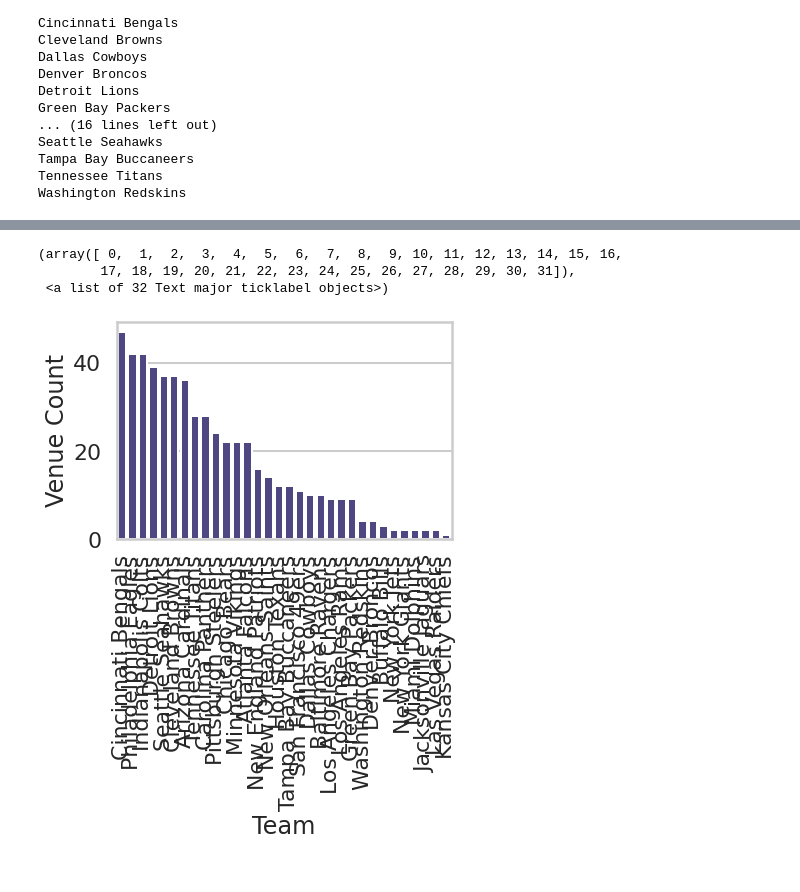
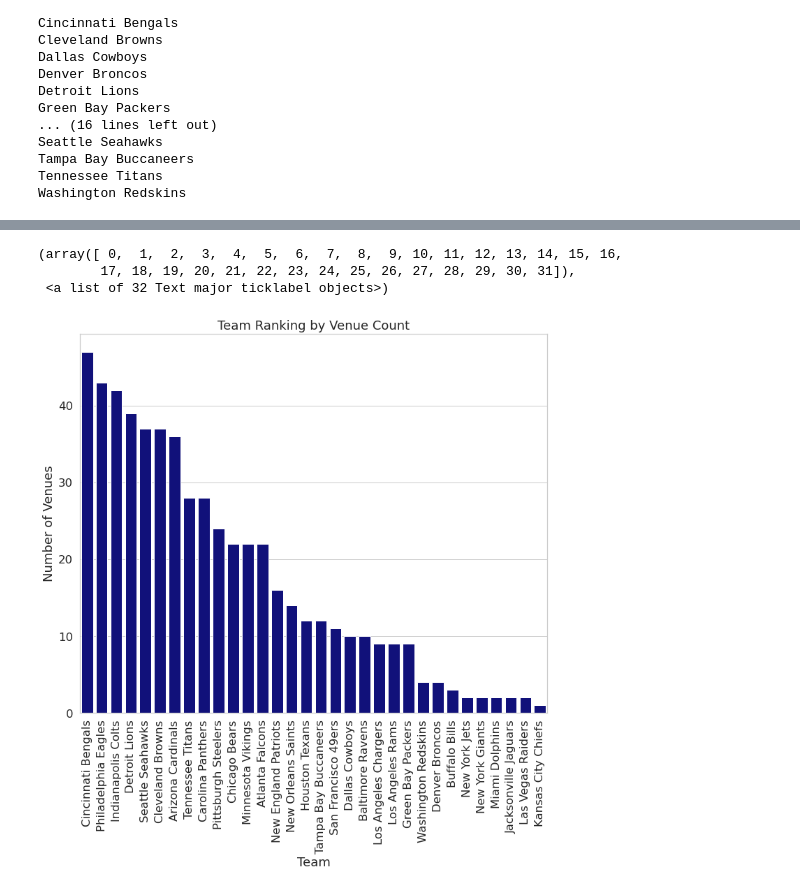
Before and after one commit to ptdanner/CourseraCapstone, a Jupyter notebook: Capstone Final Project.ipynb, the cells around one changed output, grey strips where cells are left out. Drawn from its saved outputs; the diff is of its cells as text; code cells hidden in the pictures.

```diff
--- a/Capstone Final Project.ipynb
+++ b/Capstone Final Project.ipynb
@@ -758,10 +746,11 @@ for i in range(len(nearby_food)):
         #dataframerating.head()
         rating = dataframerating.loc[0,'rating']
 
-        nearby_food.loc[i,'Venue Rating']=rating
+        nearby_food.loc[i,'Venue Rating']=i#rating
 
 
     except:
+        nearby_food.loc[i,'Venue Rating']=i#DELETE ME
         print("Exception on: {} ".format(venueid))
         pass
 # %% [output]
@@ -870,0 +875,8 @@ rankings
+# %%
+
+rankings['Venue Count_rank'] = rankings['Venue Count'].rank(ascending = False).astype(int)
+rankings['Venue Distinct_rank'] = rankings['Venue Distinct'].rank(ascending = False).astype(int)
+rankings['Venue Rating_rank'] = rankings['Venue Rating Mean'].rank(ascending = False).astype(int)
+rankings['Avg_rank']=rankings[['Venue Count_rank', 'Venue Distinct_rank','Venue Rating_rank']].mean(axis=1).round(2)
+
+rankings
@@ -912,10 +942,13 @@ Text(0, 0.5, 'Number of Venues')
 # %%
-#tips = sns.load_dataset("ranking_venuecount")
-sns.set_context('poster')
-ax = sns.barplot(x="Team", y="Venue Count", color='darkslateblue',data=ranking_venuecount.reset_index())
+#Plot Ranking by Venue Count
+sns.set(rc={'figure.figsize':(12,10)},style="whitegrid", font_scale=1.5)
+ax = sns.barplot(x="Team", y="Venue Count",color = 'darkblue', data=ranking_venuecount.reset_index())
+ax.set_title('Team Ranking by Venue Count')
+ax.set_ylabel('Number of Venues')
+ax.set_xlabel('Team')
 plt.xticks(rotation=90)
 # %% [output]
 (array([ 0,  1,  2,  3,  4,  5,  6,  7,  8,  9, 10, 11, 12, 13, 14, 15, 16,
         17, 18, 19, 20, 21, 22, 23, 24, 25, 26, 27, 28, 29, 30, 31]),
  <a list of 32 Text major ticklabel objects>)
-[figure, old version]
+[figure, new version]
```
Also changed, not shown: parts of 61 cells of this notebook.
